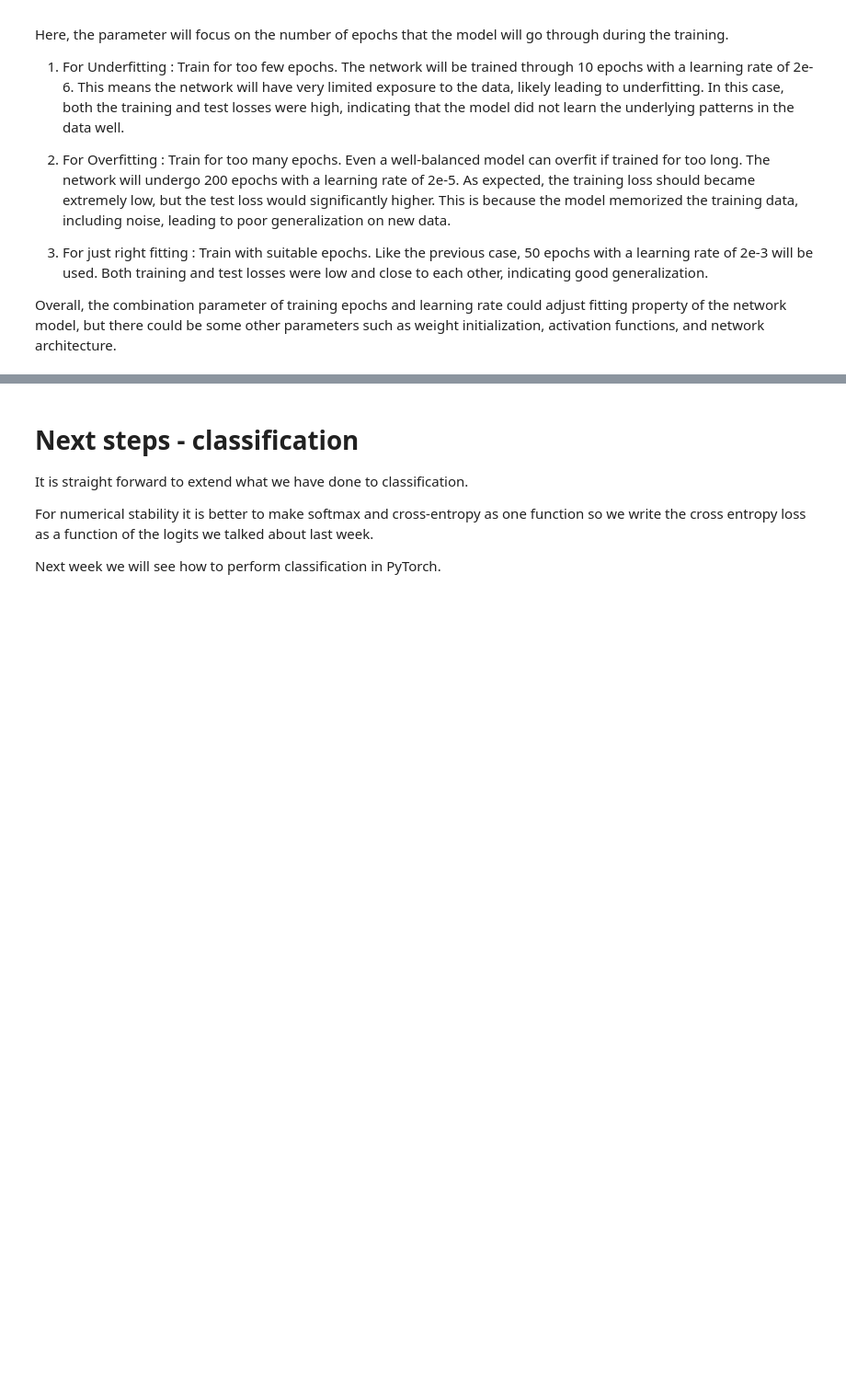
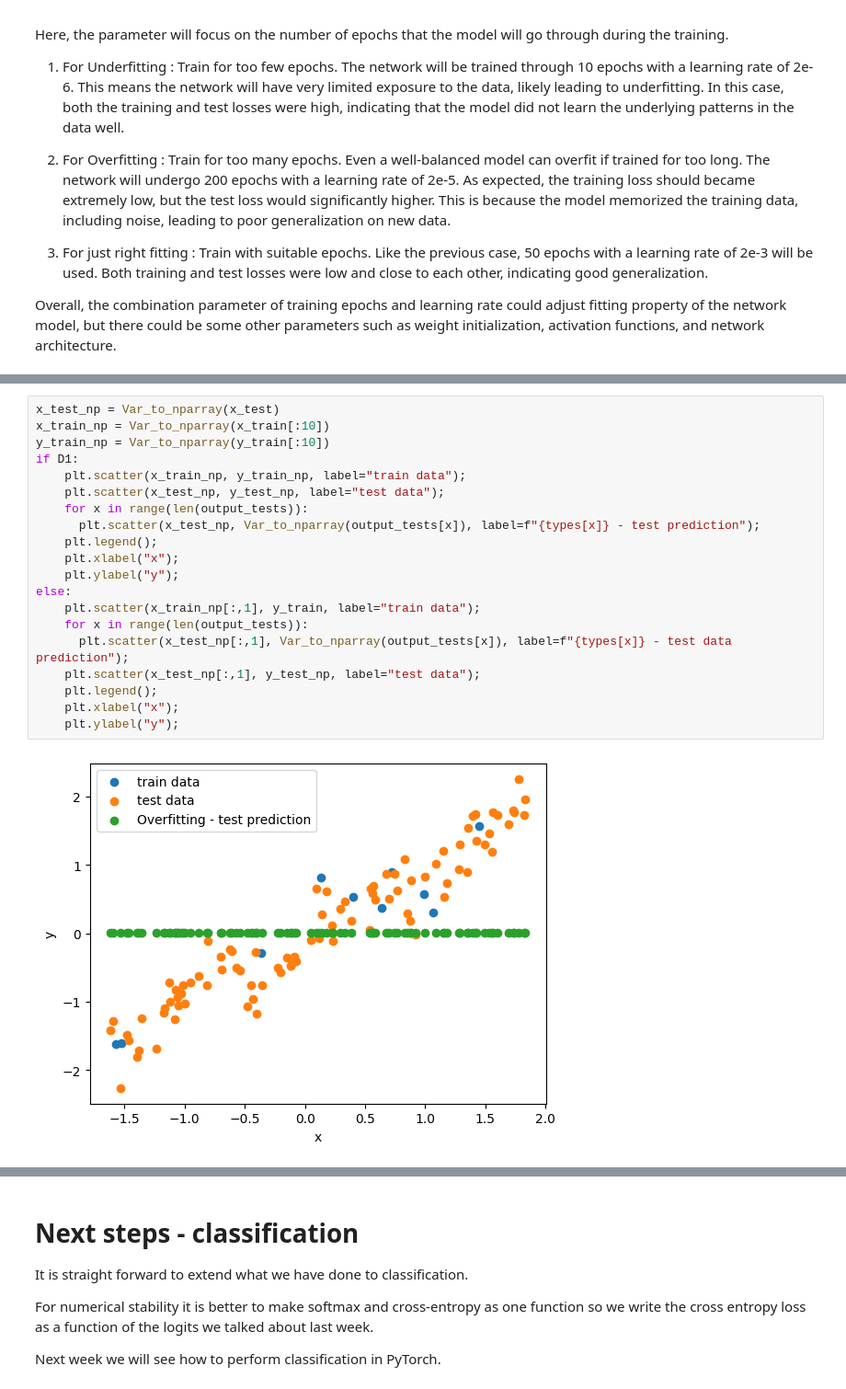
Before and after one commit to chensy618/02456-Deep-Learning, a Jupyter notebook: 2_Feedforward_Python/2.1-EXE-FNN-AutoDif-Nanograd.ipynb, the cells around one changed output, grey strips where cells are left out. Shown: that part at 92% size. Saved outputs shown, nothing was run; the diff lists cells and outputs as text; blank space fills up the shorter version.

```diff
--- a/2_Feedforward_Python/2.1-EXE-FNN-AutoDif-Nanograd.ipynb
+++ b/2_Feedforward_Python/2.1-EXE-FNN-AutoDif-Nanograd.ipynb
@@ -1575,0 +1578,22 @@ plt.show()
+# %%
+x_test_np = Var_to_nparray(x_test)
+x_train_np = Var_to_nparray(x_train[:10])
+y_train_np = Var_to_nparray(y_train[:10])
+if D1:
+    plt.scatter(x_train_np, y_train_np, label="train data");
+    plt.scatter(x_test_np, y_test_np, label="test data");
+    for x in range(len(output_tests)):
+      plt.scatter(x_test_np, Var_to_nparray(output_tests[x]), label=f"{types[x]} - test prediction");
+    plt.legend();
+    plt.xlabel("x");
+    plt.ylabel("y");
+else:
+    plt.scatter(x_train_np[:,1], y_train, label="train data");
+    for x in range(len(output_tests)):
+      plt.scatter(x_test_np[:,1], Var_to_nparray(output_tests[x]), label=f"{types[x]} - test data prediction");
+    plt.scatter(x_test_np[:,1], y_test_np, label="test data");
+    plt.legend();
+    plt.xlabel("x");
+    plt.ylabel("y");
+# %% [output]
+[figure, added]
```
Also changed, not shown: parts of 14 cells of this notebook.
